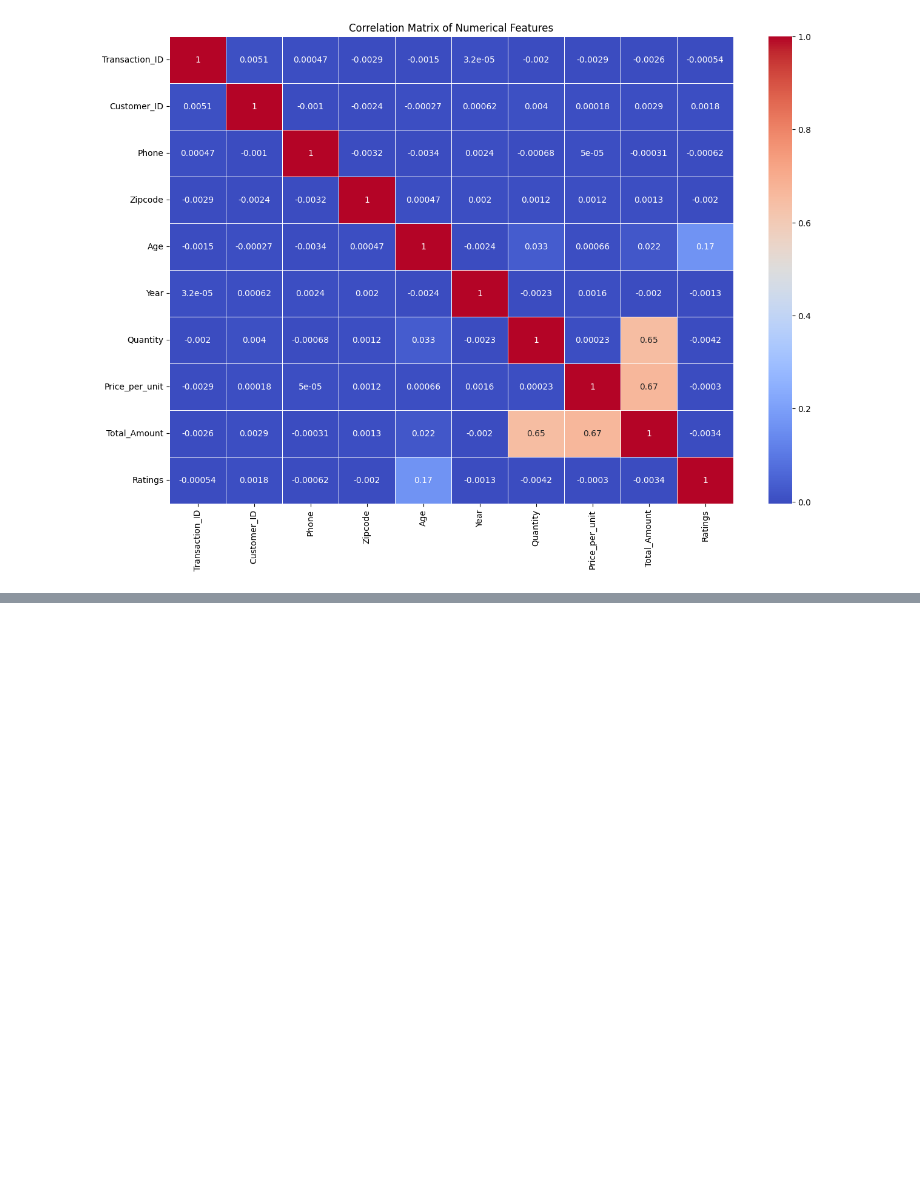
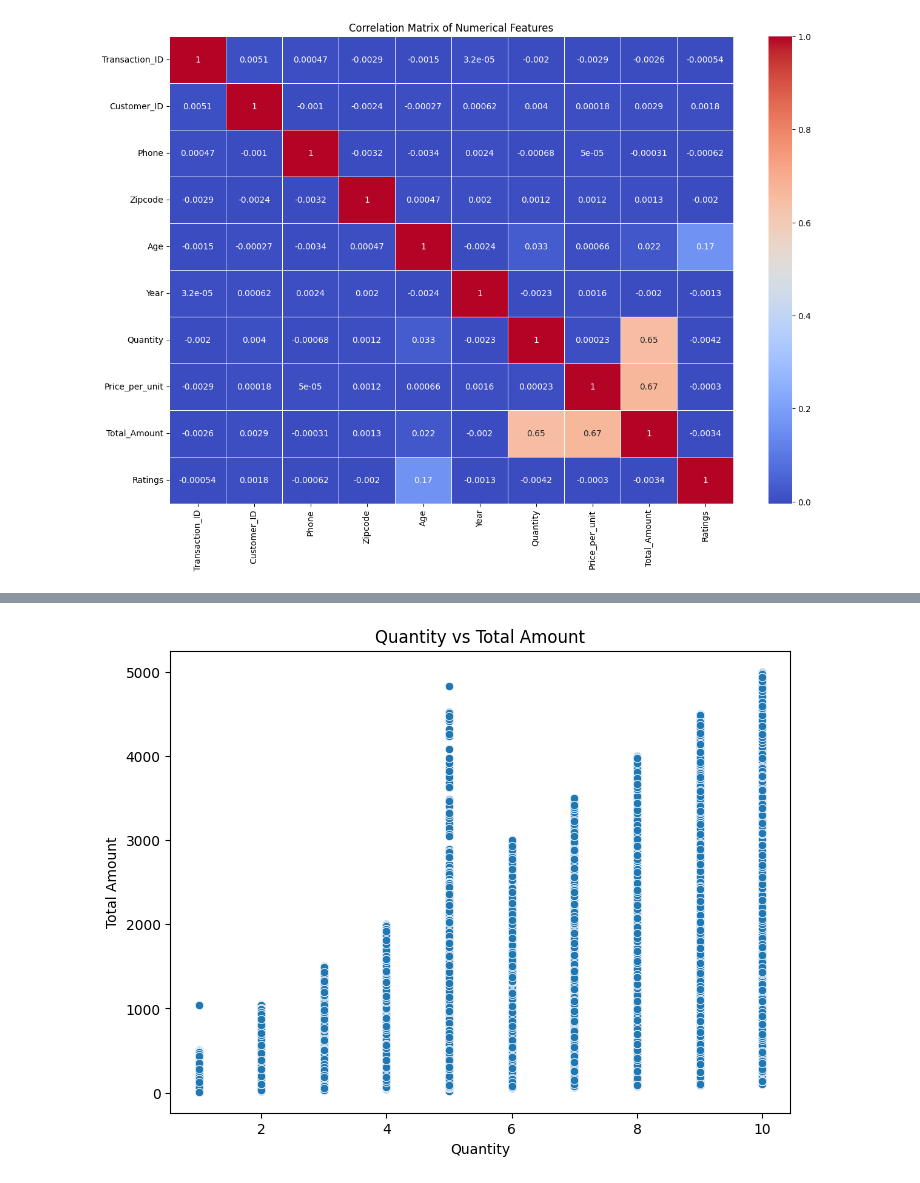
Before and after one commit to MohkamPreet/Sales-Data-Analysis, a Jupyter notebook: EDA.ipynb, the cells around one changed output, grey strips where cells are left out. Drawn from its saved outputs; the diff is of its cells as text; code cells hidden in the pictures; blank space fills up the shorter version.

```diff
--- a/EDA.ipynb
+++ b/EDA.ipynb
@@ -67,0 +97,10 @@ plt.show()
+# %%
+# Scatter plot between Quantity and Total_Amount
+plt.figure(figsize=(8, 6))
+sns.scatterplot(x='Quantity', y='Total_Amount', data=df)
+plt.title('Quantity vs Total Amount')
+plt.xlabel('Quantity')
+plt.ylabel('Total Amount')
+plt.show()
+# %% [output]
+[figure, added]
```
Also changed, not shown: parts of 9 cells of this notebook.
